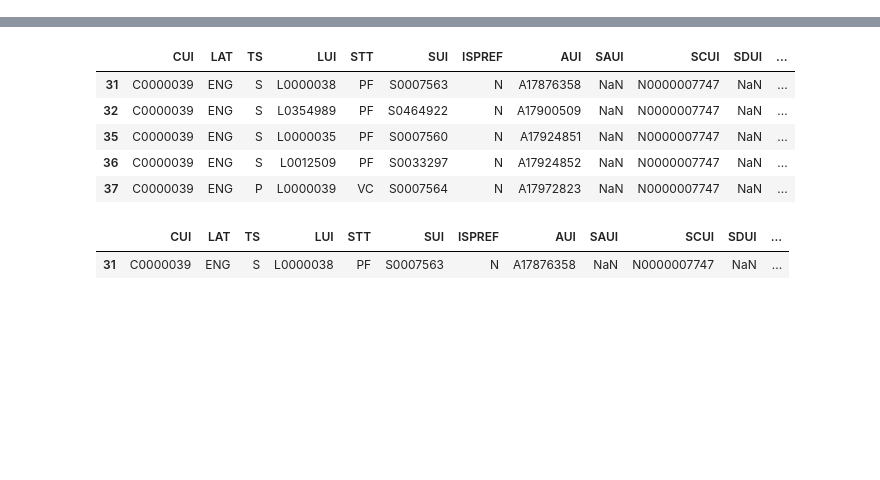
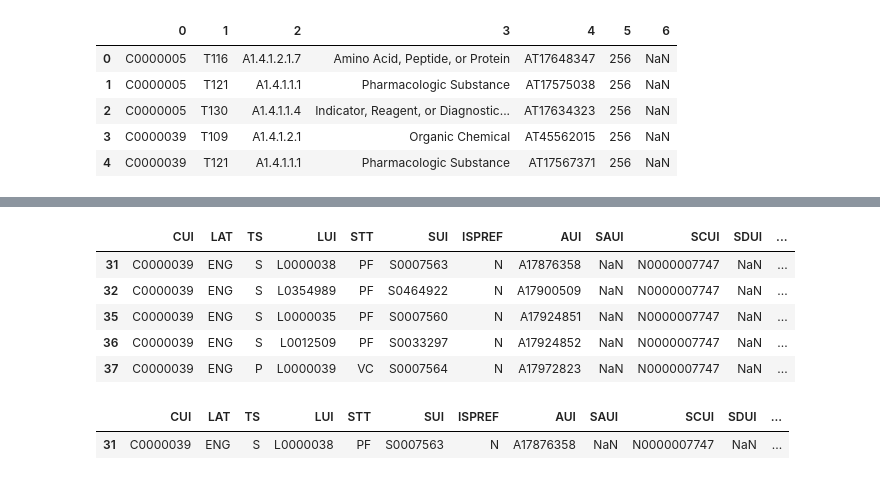
Before and after one commit to hadaszm/NLP, a Jupyter notebook: concepts_from_umls/save_concepts.ipynb, the cells around one changed output, grey strips where cells are left out. Saved outputs shown, nothing was run; the diff lists cells and outputs as text; code cells hidden in the pictures; blank space fills up the shorter version.

```diff
--- a/concepts_from_umls/save_concepts.ipynb
+++ b/concepts_from_umls/save_concepts.ipynb
@@ -6,3 +6,13 @@ from collections import Counter
 columns =  ['CUI','LAT','TS','LUI','STT','SUI','ISPREF','AUI','SAUI',
             'SCUI','SDUI','SAB','TTY','CODE','STR','SRL','SUPPRESS','CVF',
                             'YEAR_OCCURENCE'] # indicates the last version of the UMLS in which each atom appeared.
+# %%
+s_types = pd.read_csv('../data/MRSTY.RRF', sep='|', header=None, dtype=str)
+s_types.head()
+# %% [output]
+|  | 0 | 1 | 2 | 3 | 4 | 5 | 6 |
+| 0 | C0000005 | T116 | A1.4.1.2.1.7 | Amino Acid, Peptide, or Protein | AT17648347 | 256 | NaN |
+| 1 | C0000005 | T121 | A1.4.1.1.1 | Pharmacologic Substance | AT17575038 | 256 | NaN |
+| 2 | C0000005 | T130 | A1.4.1.1.4 | Indicator, Reagent, or Diagnostic... | AT17634323 | 256 | NaN |
+| 3 | C0000039 | T109 | A1.4.1.2.1 | Organic Chemical | AT45562015 | 256 | NaN |
+| 4 | C0000039 | T121 | A1.4.1.1.1 | Pharmacologic Substance | AT17567371 | 256 | NaN |
```
Also changed, not shown: parts of 14 cells of this notebook, 4 other files.
